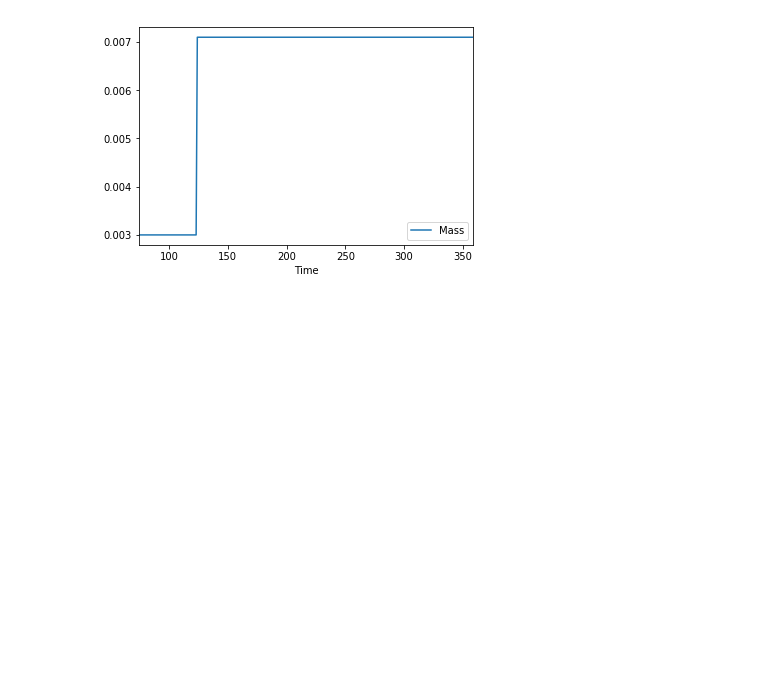
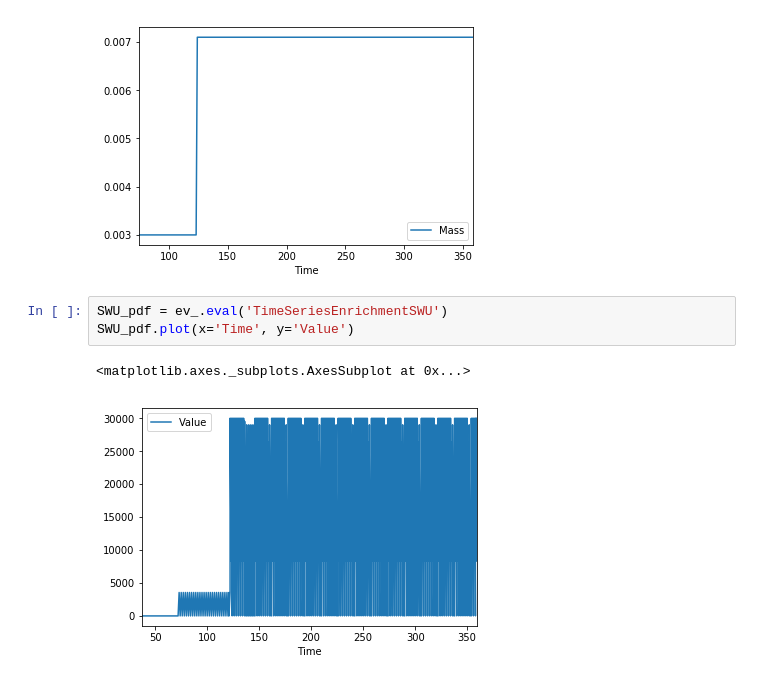
Before and after one commit to a-co/synthetic_history, a Jupyter notebook: Ref.ipynb, the cells around one changed output. Saved outputs shown, nothing was run; the diff lists cells and outputs as text; blank space fills up the shorter version.

```diff
--- a/Ref.ipynb
+++ b/Ref.ipynb
@@ -64,3 +64,9 @@ cyh.TransFrac(ev=ev_, send=['mil_enrichment'], rec=['mil_str_u_dep','civ_enrichm
 # %% [output]
 <matplotlib.axes._subplots.AxesSubplot at 0x...>
 [figure]
+# %%
+SWU_pdf = ev_.eval('TimeSeriesEnrichmentSWU')
+SWU_pdf.plot(x='Time', y='Value')
+# %% [output]
+<matplotlib.axes._subplots.AxesSubplot at 0x...>
+[figure, added]
```
Also changed, not shown: 2 other files.
